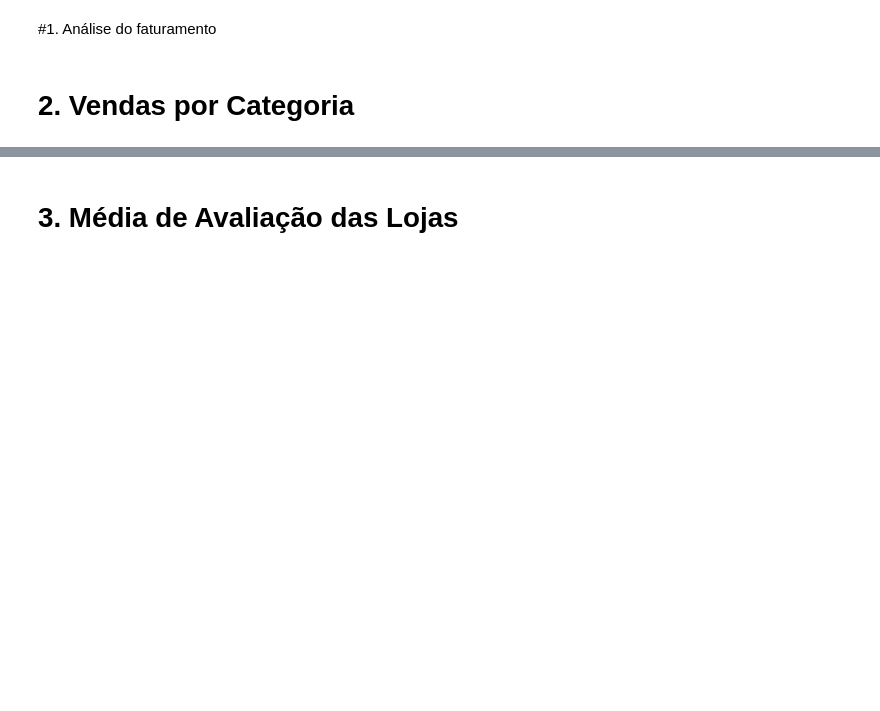
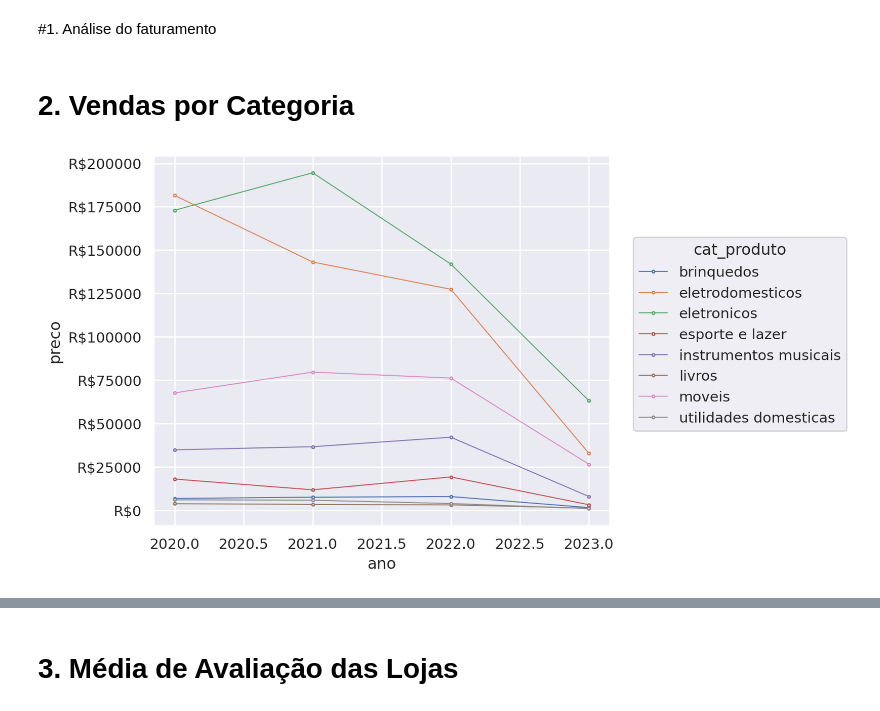
Before and after one commit to ton-oliveira/challenge1-data-science, a Jupyter notebook: AluraStoreBr.ipynb, the cells around one changed output, grey strips where cells are left out. Drawn from its saved outputs; the diff is of its cells as text; code cells hidden in the pictures; blank space fills up the shorter version.

```diff
--- a/AluraStoreBr.ipynb
+++ b/AluraStoreBr.ipynb
@@ -21,22 +45,22 @@ loja4 = pd.read_csv(url4)
 Converter em Tipo datatype
 # %%
 #Loja 1
-loja1['Data_compra'] = pd.to_datetime(loja1['Data da Compra'], format="%d/%m/%Y")
+loja1['data_compra'] = pd.to_datetime(loja1['Data da Compra'], format="%d/%m/%Y")
 loja1.pop('Data da Compra')
-loja2['Ano']= loja2.Data_compra.dt.year
-loja2['trimestre']= loja2.Data_compra.dt.quarter
+loja1['ano']= loja1.data_compra.dt.year
+loja1['trimestre']= loja1.data_compra.dt.quarter
 #Loja 2
-loja2['Data_compra'] = pd.to_datetime(loja2['Data da Compra'], format="%d/%m/%Y")
+loja2['data_compra'] = pd.to_datetime(loja2['Data da Compra'], format="%d/%m/%Y")
 loja2.pop('Data da Compra')
-loja2['Ano']= loja2.Data_compra.dt.year
-loja2['trimestre']= loja2.Data_compra.dt.quarter
+loja2['ano']= loja2.data_compra.dt.year
+loja2['trimestre']= loja2.data_compra.dt.quarter
 #Loja 3
-loja3['Data_compra'] = pd.to_datetime(loja3['Data da Compra'], format="%d/%m/%Y")
+loja3['data_compra'] = pd.to_datetime(loja3['Data da Compra'], format="%d/%m/%Y")
 loja3.pop('Data da Compra')
-loja3['Ano']= loja2.Data_compra.dt.year
-loja3['trimestre']= loja2.Data_compra.dt.quarter
+loja3['ano']= loja3.data_compra.dt.year
+loja3['trimestre']= loja3.data_compra.dt.quarter
 #Loja 4
-loja4['Data_compra'] = pd.to_datetime(loja4['Data da Compra'], format="%d/%m/%Y")
+loja4['data_compra']= pd.to_datetime(loja4['Data da Compra'], format="%d/%m/%Y")
 loja4.pop('Data da Compra')
-loja4['Ano']= loja2.Data_compra.dt.year
-loja4['trimestre']= loja2.Data_compra.dt.quarter,
+loja4['ano']= loja4.data_compra.dt.year
+loja4['trimestre']= loja4.data_compra.dt.quarter
@@ -62,3 +68,19 @@ loja2.head()
 #1. Análise do faturamento
 # %% [markdown]
 # 2. Vendas por Categoria
+# %%
+#Loja_01
+cat_loja1 = loja1.groupby(['cat_produto', 'ano'], as_index=False)['preco'].sum()
+#Loja_02
+cat_loja2 = loja2.groupby(['cat_produto', 'ano'], as_index=False)['preco'].sum()
+#Loja_03
+cat_loja3 = loja3.groupby(['cat_produto', 'ano'], as_index=False)['preco'].sum()
+#Loja_04
+cat_loja4 = loja4.groupby(['cat_produto', 'ano'], as_index=False)['preco'].sum()
+# %%
+p = so.Plot(cat_loja1, y='preco', x='ano', color='cat_produto').scale(
+    y=so.Continuous().label(like="R${x:g}")
+)
+p.add(so.Path(marker="o", pointsize=2, linewidth=.75, fillcolor="w"))
+# %% [output]
+[figure, added]
```
Also changed, not shown: parts of 10 cells of this notebook.
